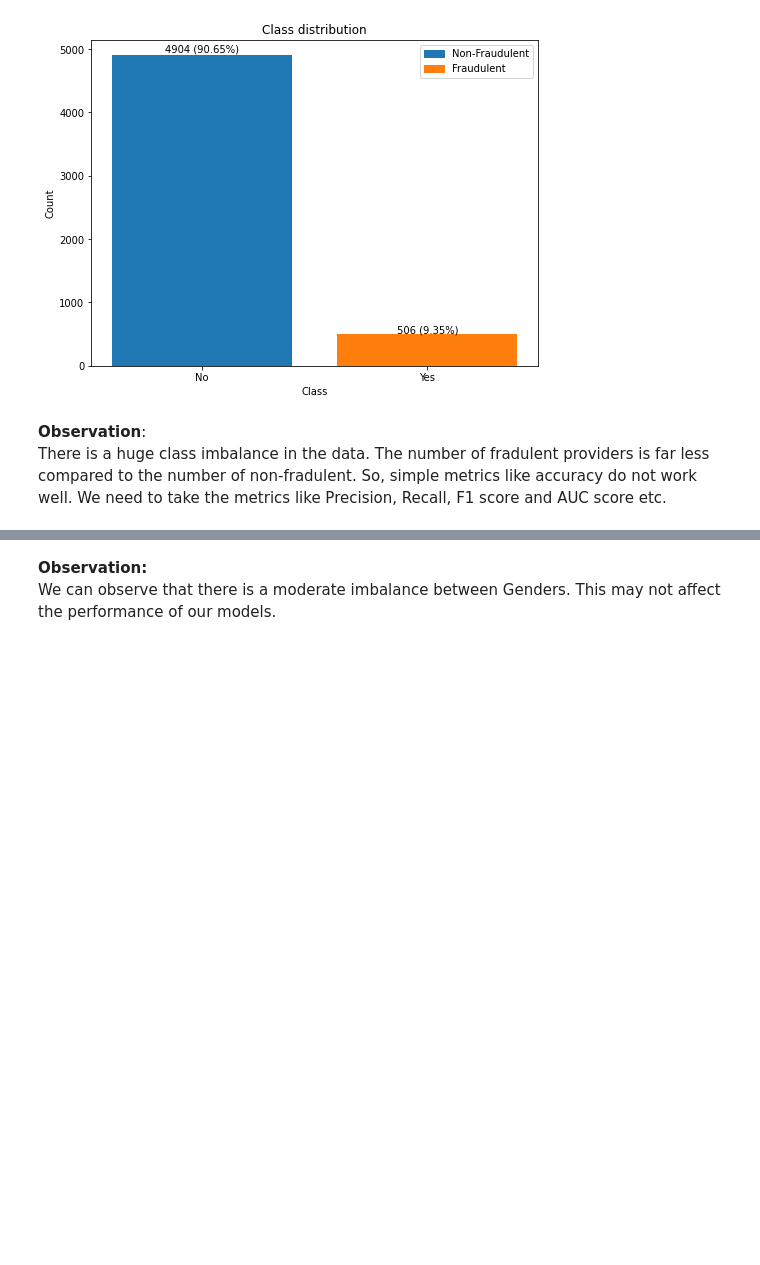
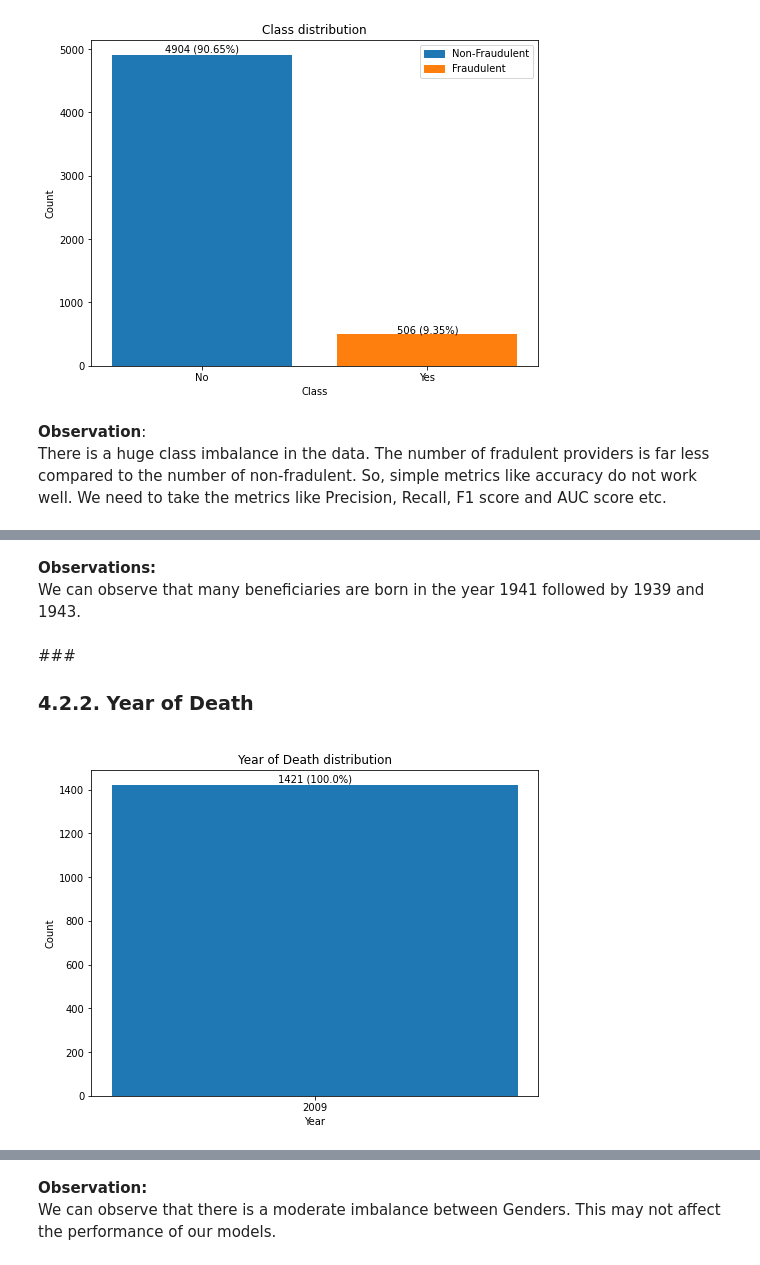
Before and after one commit to NaveenVuppula/Healthcare-Provider-Fraud-Detection-Analysis, a Jupyter notebook: Healthcare_Provider_Fraud_Detection_Analysis.ipynb, the cells around one changed output, grey strips where cells are left out. Saved outputs shown, nothing was run; the diff lists cells and outputs as text; code cells hidden in the pictures; blank space fills up the shorter version.

```diff
--- a/Healthcare_Provider_Fraud_Detection_Analysis.ipynb
+++ b/Healthcare_Provider_Fraud_Detection_Analysis.ipynb
@@ -266,0 +305,12 @@ There is a huge class imbalance in the data. The number of fradulent providers i
+# %% [markdown]
+**Observations:**<br>
+We can observe that many beneficiaries are born in the year 1941 followed by 1939 and 1943.
+# %% [markdown]
+###<h3> 4.2.2. Year of Death
+# %%
+#Display Year of Death distribution
+df_train_beneficiaries['YOD'] = df_train_beneficiaries['DOD'].apply(lambda x: x[:4] if pd.notnull(x) else x)
+data = count_values(df_train_beneficiaries, 'YOD')
+display_barplot(data, "Year", "Year of Death distribution")
+# %% [output]
+[figure, added]
```
Also changed, not shown: parts of 39 cells of this notebook.
